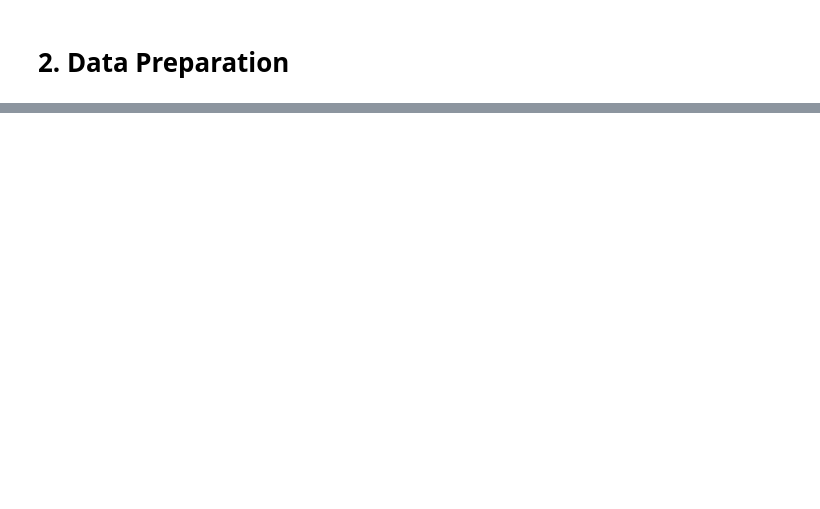
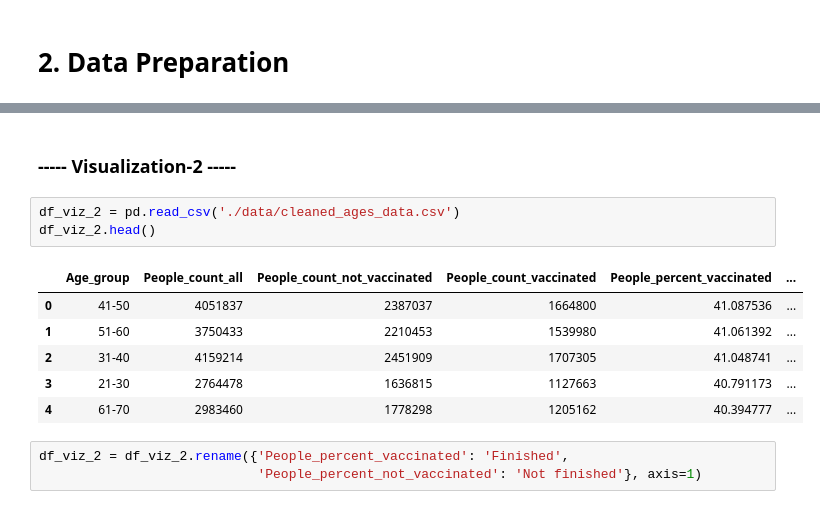
Before and after one commit to markilebyak/UCU_Visualization, a Jupyter notebook: Project/data_visualization.ipynb, the cells around one changed output, grey strips where cells are left out. Cells and saved outputs as stored; diff of their text form; blank space fills up the shorter version.

```diff
--- a/Project/data_visualization.ipynb
+++ b/Project/data_visualization.ipynb
@@ -132,0 +342,15 @@ Name: Region, dtype: int64
+# %% [markdown]
+### ----- Visualization-2 -----
+# %%
+df_viz_2 = pd.read_csv('./data/cleaned_ages_data.csv')
+df_viz_2.head()
+# %% [output]
+|  | Age_group | People_count_all | People_count_not_vaccinated | People_count_vaccinated | People_percent_vaccinated | ... |
+| 0 | 41-50 | 4051837 | 2387037 | 1664800 | 41.087536 | ... |
+| 1 | 51-60 | 3750433 | 2210453 | 1539980 | 41.061392 | ... |
+| 2 | 31-40 | 4159214 | 2451909 | 1707305 | 41.048741 | ... |
+| 3 | 21-30 | 2764478 | 1636815 | 1127663 | 40.791173 | ... |
+| 4 | 61-70 | 2983460 | 1778298 | 1205162 | 40.394777 | ... |
+# %%
+df_viz_2 = df_viz_2.rename({'People_percent_vaccinated': 'Finished',
+                            'People_percent_not_vaccinated': 'Not finished'}, axis=1)
```
Also changed, not shown: parts of 30 cells of this notebook, 5 other files.
